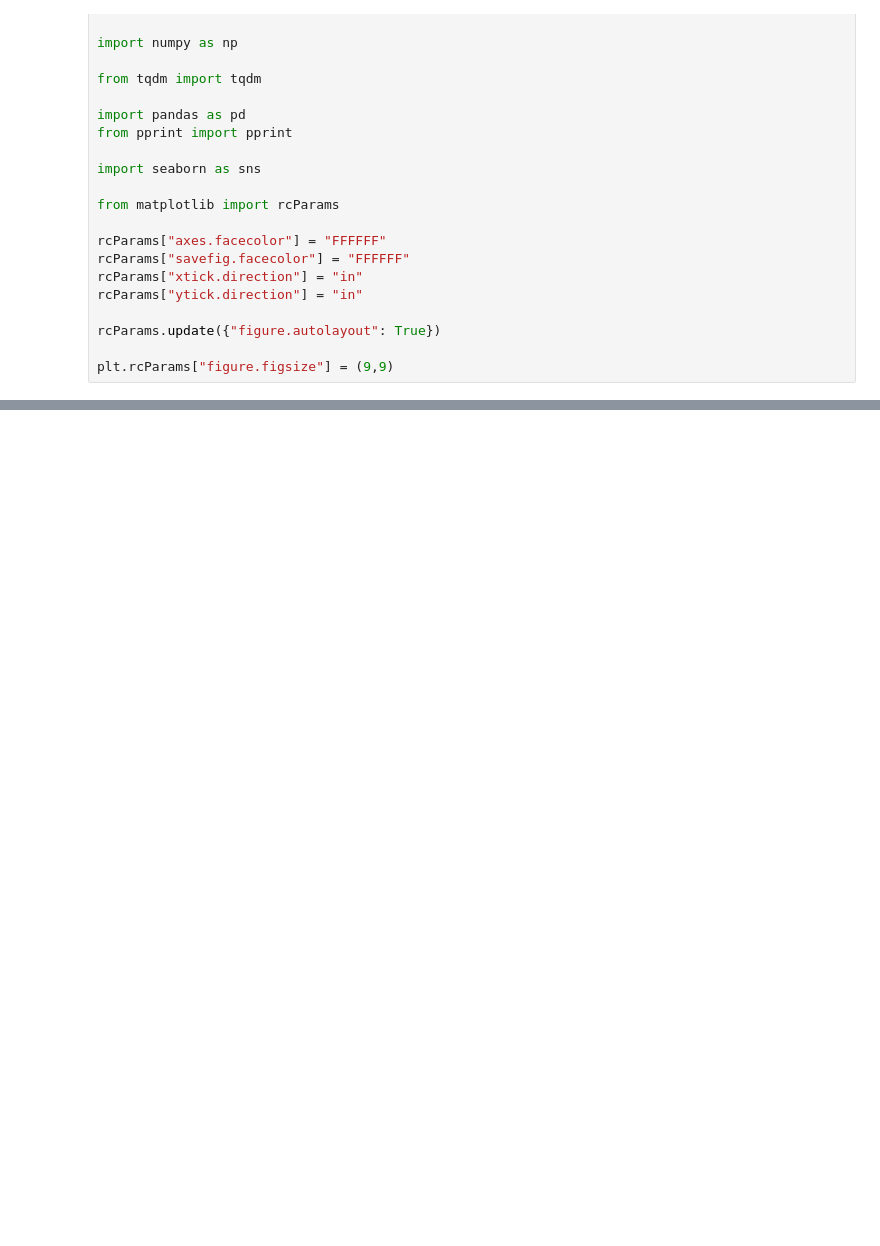
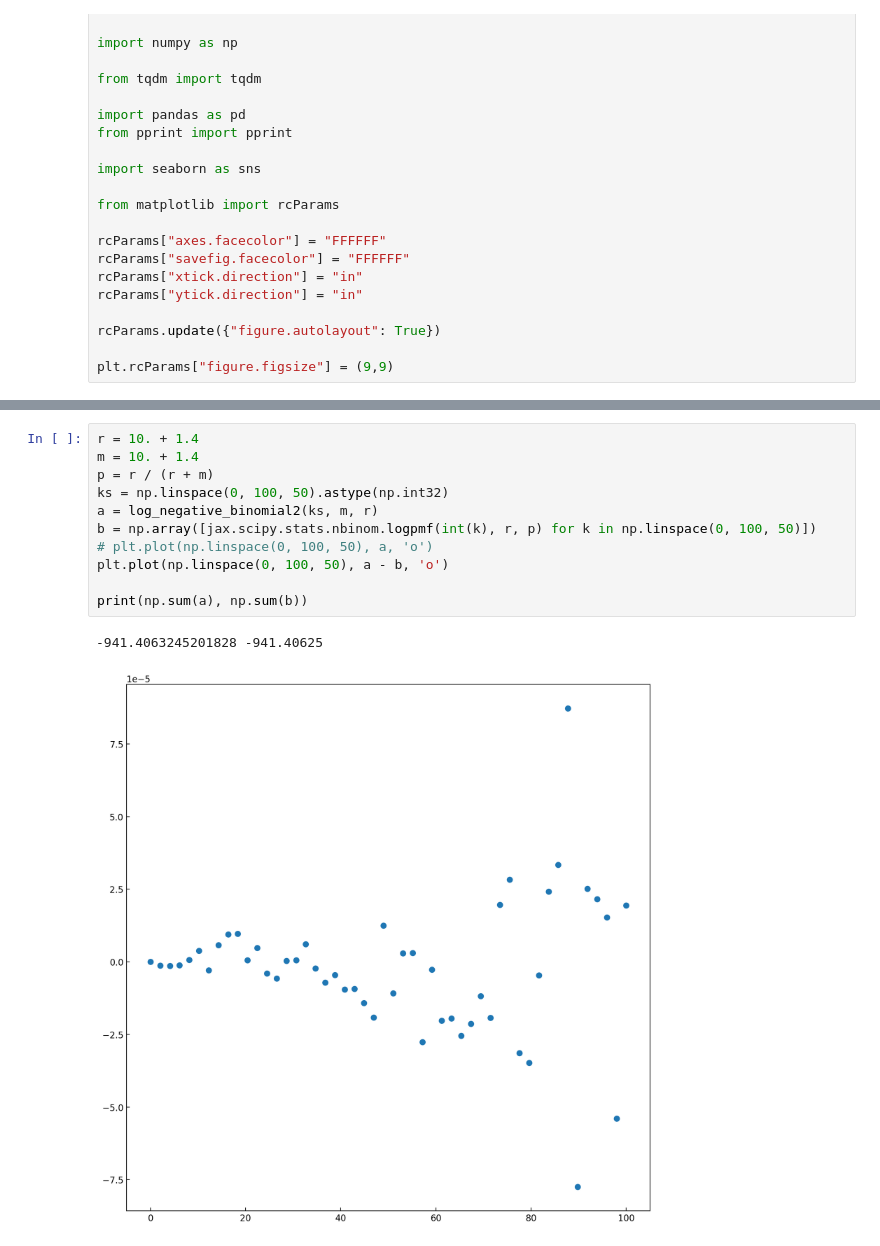
Before and after one commit to dpohanlon/fast-mi, a Jupyter notebook: examples/mi_nb.ipynb, the cells around one changed output, grey strips where cells are left out. Saved outputs shown, nothing was run; the diff lists cells and outputs as text; blank space fills up the shorter version.

```diff
--- a/examples/mi_nb.ipynb
+++ b/examples/mi_nb.ipynb
@@ -99,0 +141,14 @@ plt.plot(losses)
+# %%
+r = 10. + 1.4
+m = 10. + 1.4
+p = r / (r + m)
+ks = np.linspace(0, 100, 50).astype(np.int32)
+a = log_negative_binomial2(ks, m, r)
+b = np.array([jax.scipy.stats.nbinom.logpmf(int(k), r, p) for k in np.linspace(0, 100, 50)])
+# plt.plot(np.linspace(0, 100, 50), a, 'o')
+plt.plot(np.linspace(0, 100, 50), a - b, 'o')
+
+print(np.sum(a), np.sum(b))
+# %% [output]
+-941.4063245201828 -941.40625
+[figure, added]
```
Also changed, not shown: parts of 11 cells of this notebook.
